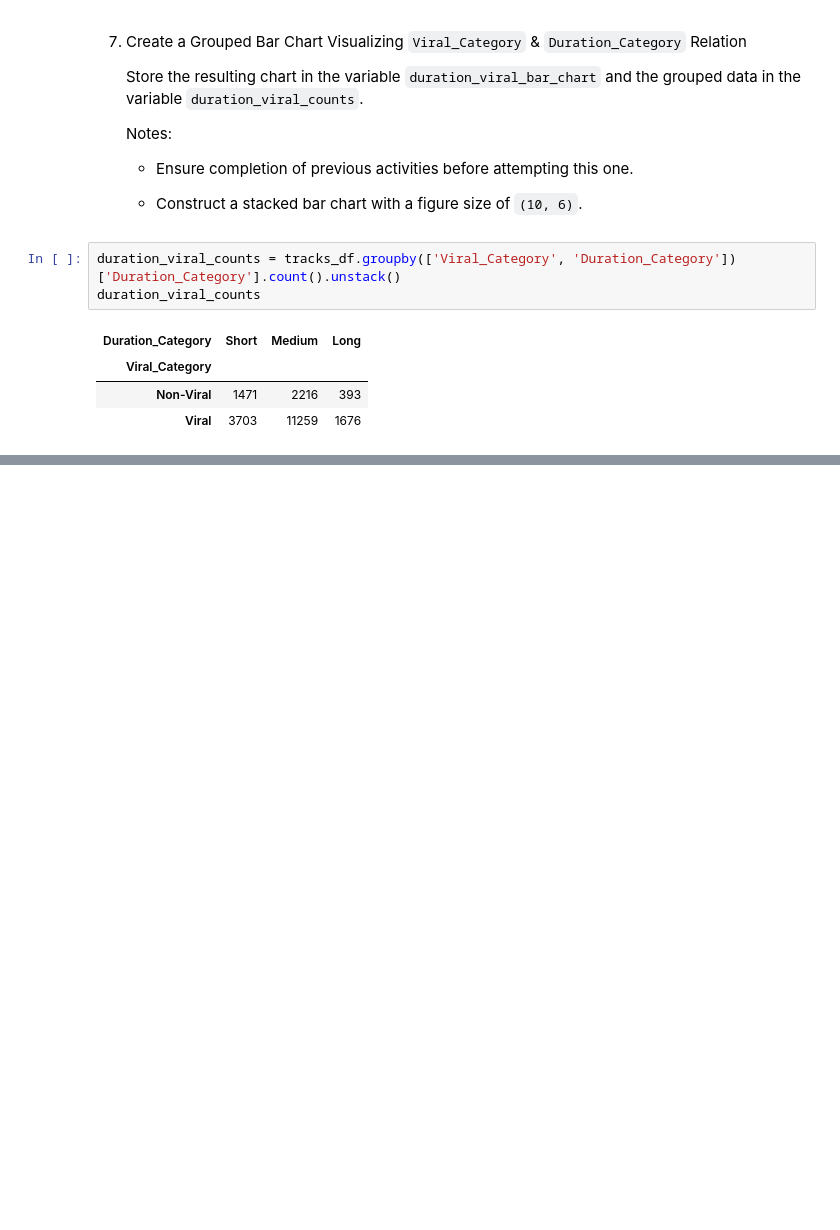
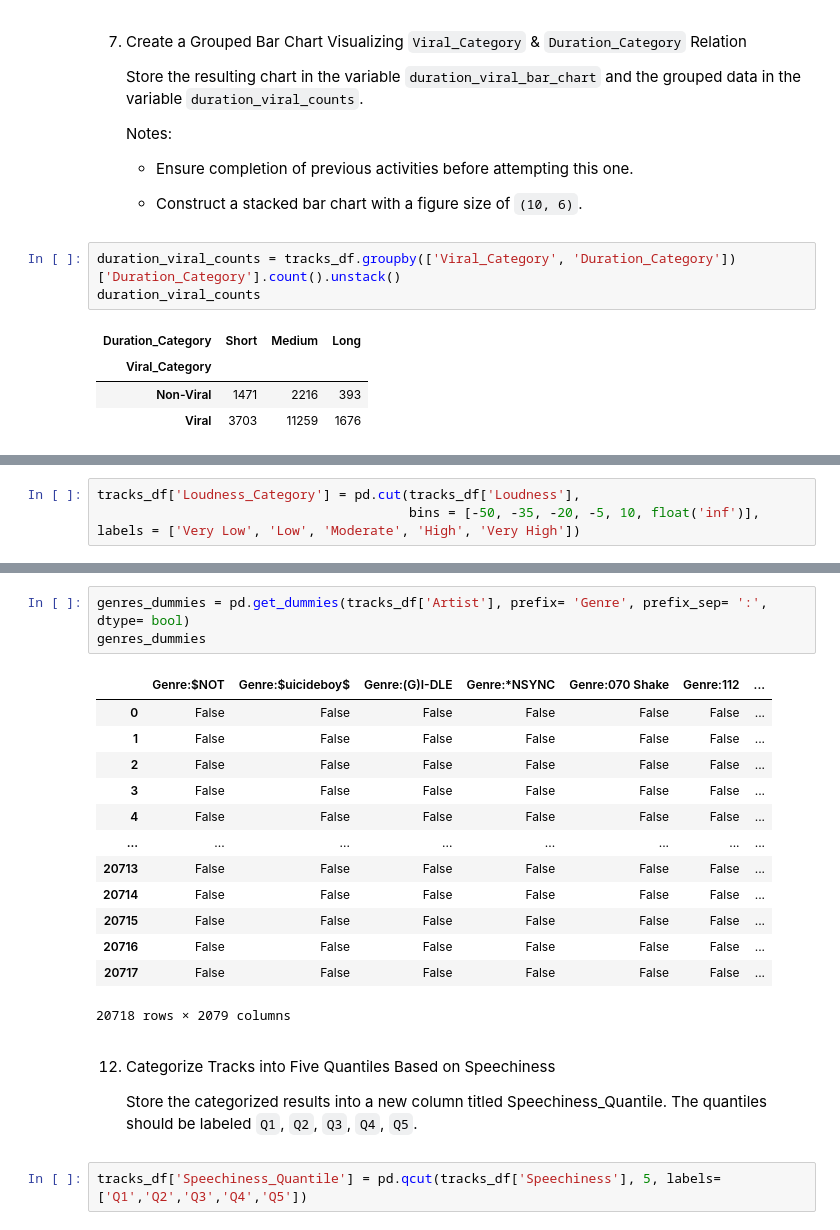
Before and after one commit to DVadeus/Data-Analysis, a Jupyter notebook: 4 Data Wrangling with Pandas.ipynb, the cells around one changed output, grey strips where cells are left out. Saved outputs shown, nothing was run; the diff lists cells and outputs as text; blank space fills up the shorter version.

```diff
--- a/4 Data Wrangling with Pandas.ipynb
+++ b/4 Data Wrangling with Pandas.ipynb
@@ -2536,0 +2569,3 @@ duration_viral_bar_chart = duration_viral_counts.plot(kind = 'bar',
+# %%
+tracks_df['Loudness_Category'] = pd.cut(tracks_df['Loudness'],
+                                        bins = [-50, -35, -20, -5, 10, float('inf')], labels = ['Very Low', 'Low', 'Moderate', 'High', 'Very High'])
@@ -2536,0 +2588,23 @@ duration_viral_bar_chart = duration_viral_counts.plot(kind = 'bar',
+# %%
+genres_dummies = pd.get_dummies(tracks_df['Artist'], prefix= 'Genre', prefix_sep= ':', dtype= bool)
+genres_dummies
+# %% [output]
+|  | Genre:$NOT | Genre:$uicideboy$ | Genre:(G)I-DLE | Genre:*NSYNC | Genre:070 Shake | Genre:112 | ... |
+| 0 | False | False | False | False | False | False | ... |
+| 1 | False | False | False | False | False | False | ... |
+| 2 | False | False | False | False | False | False | ... |
+| 3 | False | False | False | False | False | False | ... |
+| 4 | False | False | False | False | False | False | ... |
+| ... | ... | ... | ... | ... | ... | ... | ... |
+| 20713 | False | False | False | False | False | False | ... |
+| 20714 | False | False | False | False | False | False | ... |
+| 20715 | False | False | False | False | False | False | ... |
+| 20716 | False | False | False | False | False | False | ... |
+| 20717 | False | False | False | False | False | False | ... |
+20718 rows × 2079 columns
+# %% [markdown]
+12. Categorize Tracks into Five Quantiles Based on Speechiness
+
+    Store the categorized results into a new column titled Speechiness_Quantile. The quantiles should be labeled ``Q1``, ``Q2``, ``Q3``, ``Q4``, ``Q5``.
+# %%
+tracks_df['Speechiness_Quantile'] = pd.qcut(tracks_df['Speechiness'], 5, labels=['Q1','Q2','Q3','Q4','Q5'])
```
Also changed, not shown: parts of 44 cells of this notebook, 1 other file.
